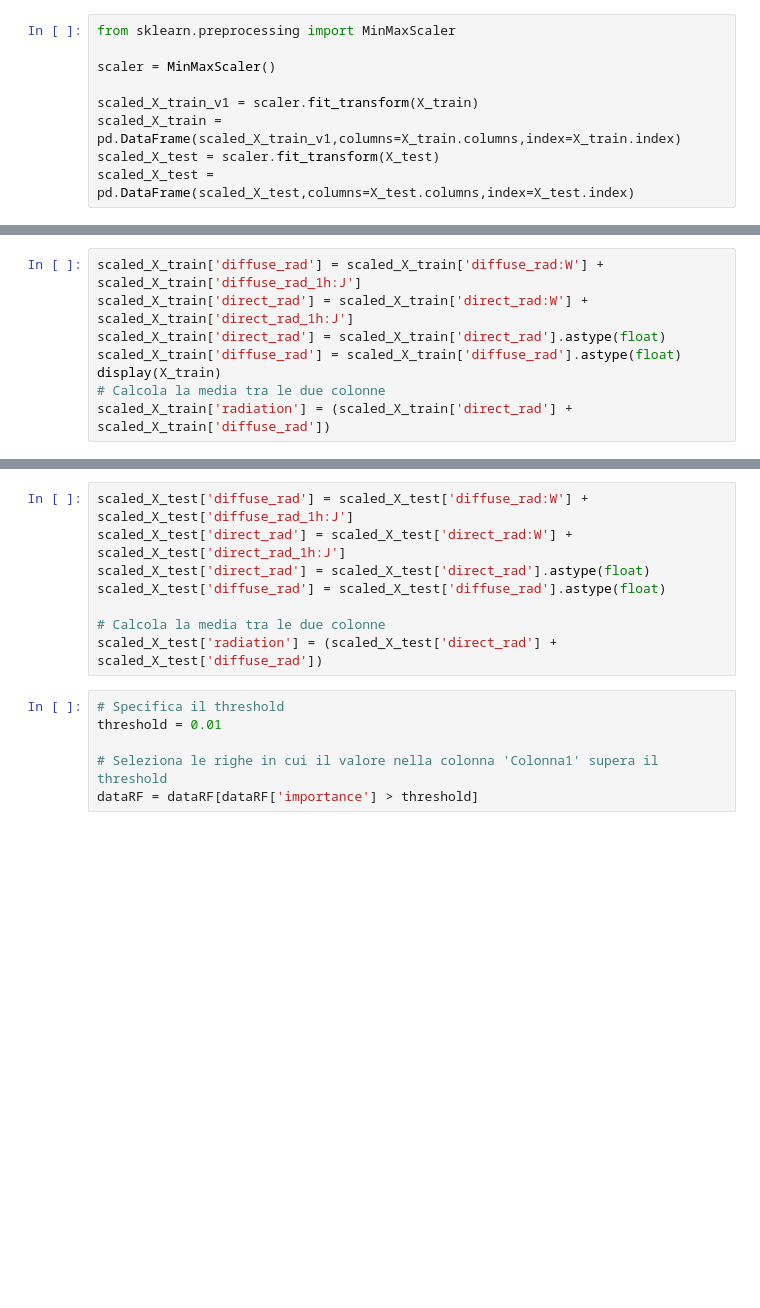
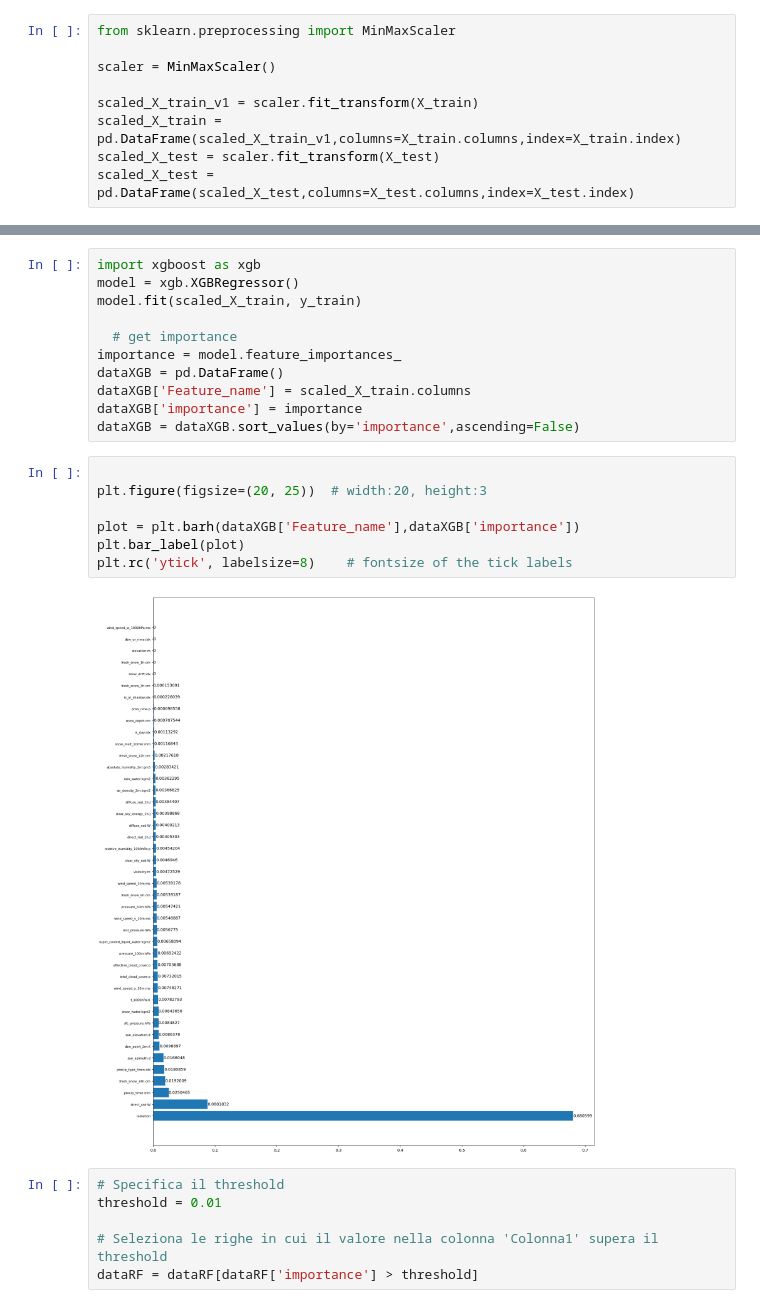
Before and after one commit to Claxl/Solar-Energy-Production-Forecasting, a Jupyter notebook: Data Exploration/EDA/FeatureSelection.ipynb, the cells around one changed output, grey strips where cells are left out. Drawn from its saved outputs; the diff is of its cells as text; blank space fills up the shorter version.

```diff
--- a/Data Exploration/EDA/FeatureSelection.ipynb
+++ b/Data Exploration/EDA/FeatureSelection.ipynb
@@ -159,8 +160,0 @@ plt.rc('ytick', labelsize=8)    # fontsize of the tick labels
-# %%
-scaled_X_train['diffuse_rad'] = scaled_X_train['diffuse_rad:W'] + scaled_X_train['diffuse_rad_1h:J']
-scaled_X_train['direct_rad'] = scaled_X_train['direct_rad:W'] + scaled_X_train['direct_rad_1h:J']
-scaled_X_train['direct_rad'] = scaled_X_train['direct_rad'].astype(float)
-scaled_X_train['diffuse_rad'] = scaled_X_train['diffuse_rad'].astype(float)
-display(X_train)
-# Calcola la media tra le due colonne
-scaled_X_train['radiation'] = (scaled_X_train['direct_rad'] + scaled_X_train['diffuse_rad'])
@@ -182,11 +161,23 @@ scaled_X_train['radiation'] = (scaled_X_train['direct_rad'] + scaled_X_train['di
-# %%
-scaled_X_test['diffuse_rad'] = scaled_X_test['diffuse_rad:W'] + scaled_X_test['diffuse_rad_1h:J']
-scaled_X_test['direct_rad'] = scaled_X_test['direct_rad:W'] + scaled_X_test['direct_rad_1h:J']
-scaled_X_test['direct_rad'] = scaled_X_test['direct_rad'].astype(float)
-scaled_X_test['diffuse_rad'] = scaled_X_test['diffuse_rad'].astype(float)
-
-# Calcola la media tra le due colonne
-scaled_X_test['radiation'] = (scaled_X_test['direct_rad'] + scaled_X_test['diffuse_rad'])
+# %%
+import xgboost as xgb
+model = xgb.XGBRegressor()
+model.fit(scaled_X_train, y_train)
+
+  # get importance
+importance = model.feature_importances_
+dataXGB = pd.DataFrame()
+dataXGB['Feature_name'] = scaled_X_train.columns
+dataXGB['importance'] = importance
+dataXGB = dataXGB.sort_values(by='importance',ascending=False)
+# %%
+
+plt.figure(figsize=(20, 25))  # width:20, height:3
+
+plot = plt.barh(dataXGB['Feature_name'],dataXGB['importance'])
+plt.bar_label(plot)
+plt.rc('ytick', labelsize=8)    # fontsize of the tick labels
+# %% [output]
+[figure, added]
 # %%
 # Specifica il threshold
 threshold = 0.01
```
Also changed, not shown: parts of 32 cells of this notebook, 4 other files.
